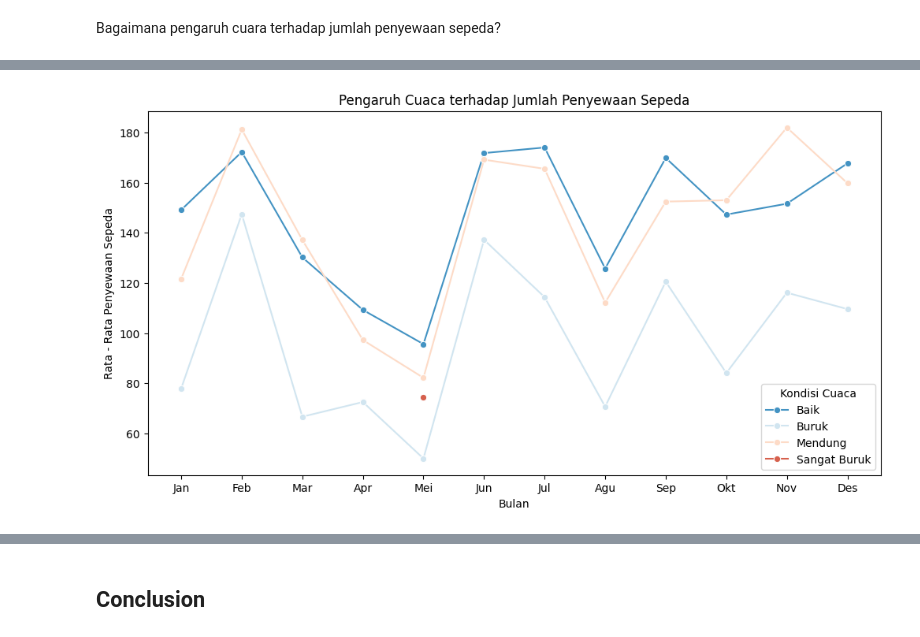
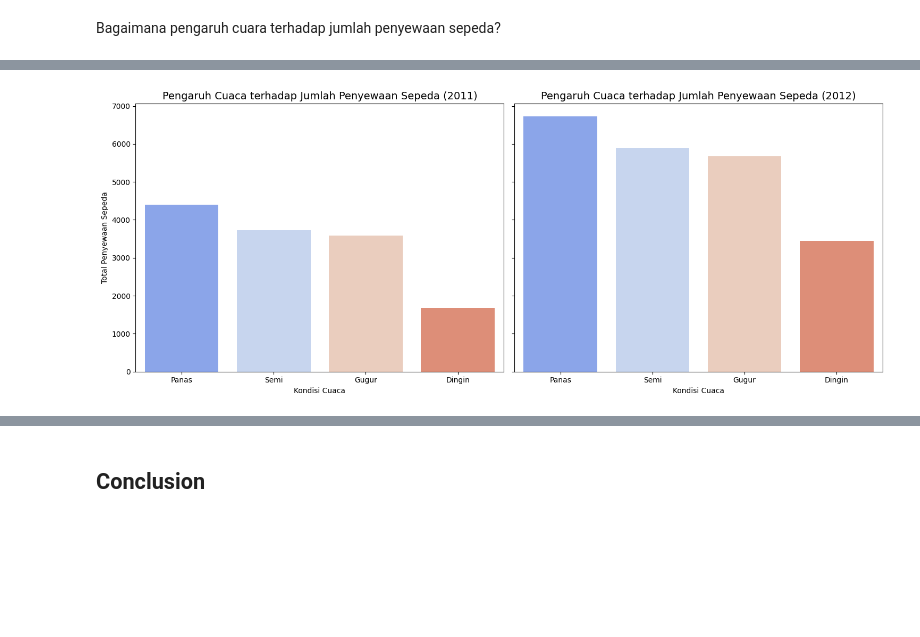
Before and after one commit to penhele/proyek_analisis_data, a Jupyter notebook: notebook.ipynb, the cells around one changed output, grey strips where cells are left out. Saved outputs shown, nothing was run; the diff lists cells and outputs as text; code cells hidden in the pictures; blank space fills up the shorter version.

```diff
--- a/notebook.ipynb
+++ b/notebook.ipynb
@@ -539,0 +555,3 @@ hour_df.groupby(by="season").agg({
+# %%
+all_df = hour_df.merge(day_df, on='dteday', how='inner',suffixes=("Hour","Day"))
+all_df.head()
@@ -609,22 +607,21 @@ plt.show()
-# %%
-data = hour_df.groupby(['mnth', 'weathersit'])['cnt'].mean().reset_index()
-
-data = data.sort_values(by='mnth')
-
-palette = list(reversed(sns.color_palette("RdBu", 4)))
-
-plt.figure(figsize=(12, 6))
-sns.lineplot(x='mnth', y='cnt', hue='weathersit', data=data, marker='o', palette=palette)
-
-plt.title('Pengaruh Cuaca terhadap Jumlah Penyewaan Sepeda')
-plt.xlabel('Bulan')
-plt.ylabel('Rata - Rata Penyewaan Sepeda')
-plt.xticks(ticks=range(0, 12), labels=[
-    "Jan", "Feb", "Mar", "Apr", "Mei", "Jun", "Jul", "Agu", "Sep", "Okt", "Nov", "Des"
-])
-
-plt.legend(title="Kondisi Cuaca")
-
-plt.show()
-# %% [output]
-[figure, removed]
+# %%
+season_df = all_df.groupby([all_df["dteday"].dt.year, "seasonDay"]).agg({
+    "cntDay": ["mean", "sum", "count"]
+}).sort_values(by=("cntDay", "mean"), ascending=False).reset_index()
+
+fig, axes = plt.subplots(1, 2, figsize=(15, 6), sharey=True)
+
+sns.barplot(ax=axes[0], data=season_df[season_df["dteday"] == 2011], x="seasonDay", y=("cntDay", "mean"), hue="seasonDay", palette="coolwarm", legend=False)
+axes[0].set_title("Pengaruh Cuaca terhadap Jumlah Penyewaan Sepeda (2011)", fontsize=14)
+axes[0].set_ylabel("Total Penyewaan Sepeda")
+axes[0].set_xlabel("Kondisi Cuaca")
+
+sns.barplot(ax=axes[1], data=season_df[season_df["dteday"] == 2012], x="seasonDay", y=("cntDay", "mean"), hue="seasonDay", palette="coolwarm", legend=False)
+axes[1].set_title("Pengaruh Cuaca terhadap Jumlah Penyewaan Sepeda (2012)", fontsize=14)
+axes[1].set_ylabel("")
+axes[1].set_xlabel("Kondisi Cuaca")
+
+plt.tight_layout()
+plt.show()
+# %% [output]
+[figure, added]
```
Also changed, not shown: parts of 30 cells of this notebook, 1 other file.
